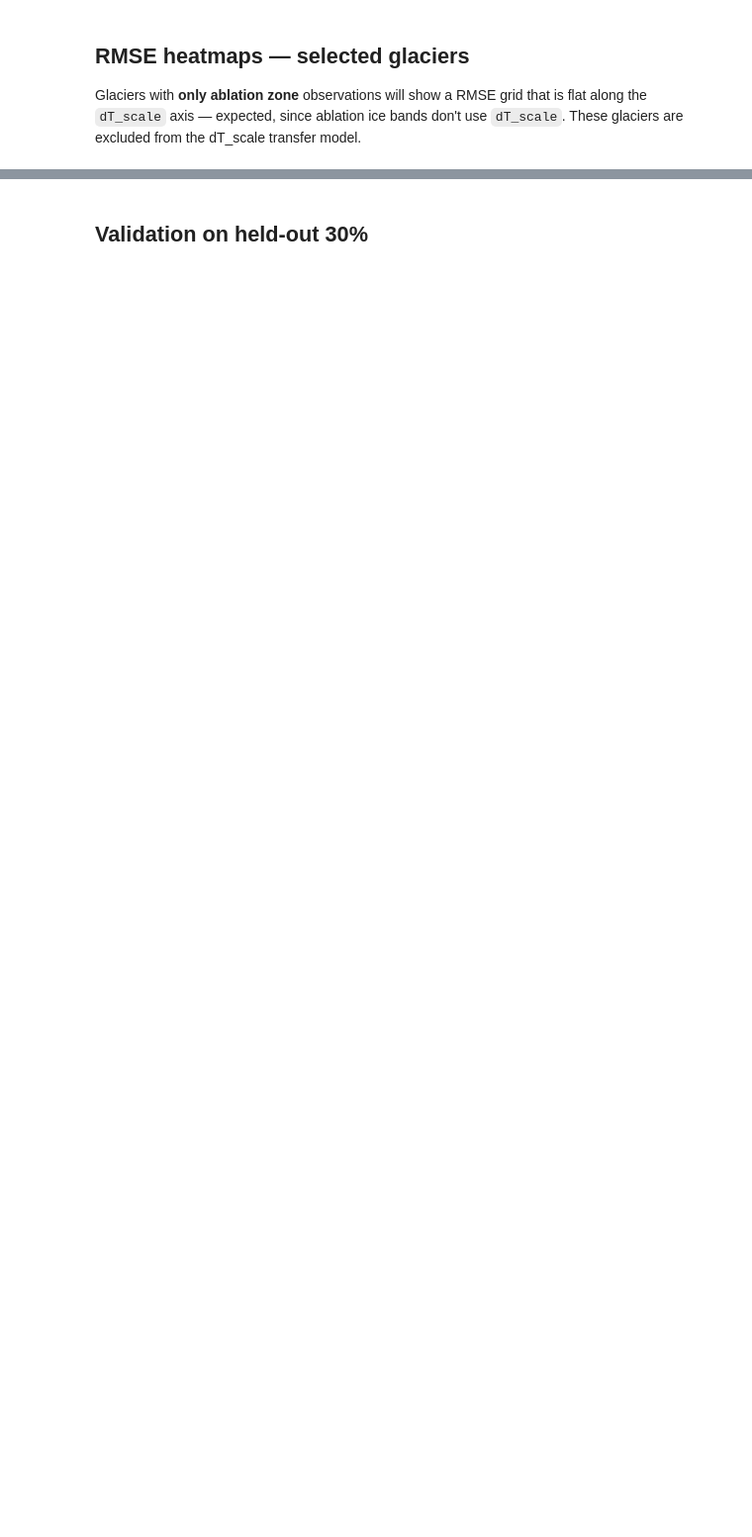
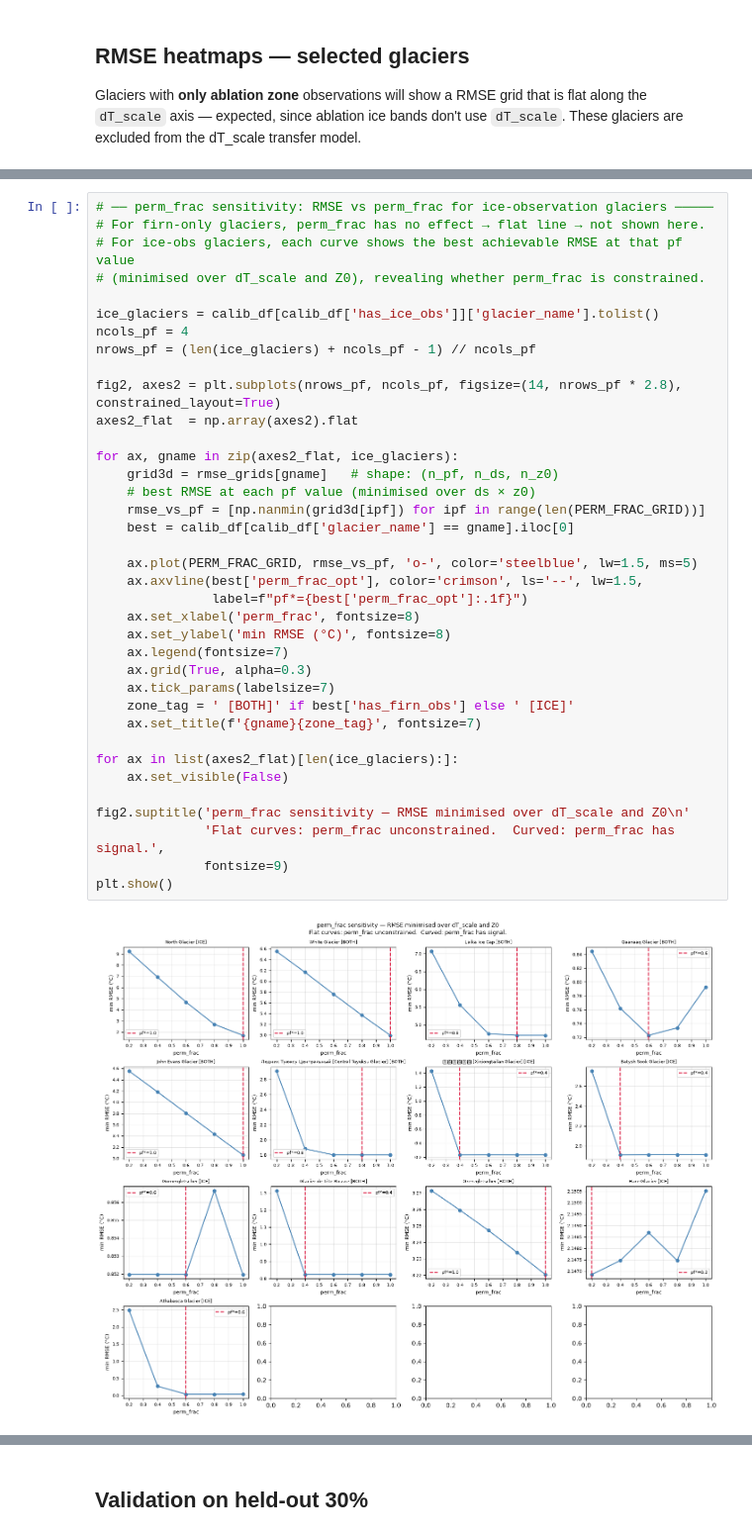
Before and after one commit to sdrocer/glogemflow_icetemp, a Jupyter notebook: notebooks/05_firnicetemp_calibration.ipynb, the cells around one changed output, grey strips where cells are left out. Shown at 99% size. Saved outputs shown, nothing was run; the diff lists cells and outputs as text; blank space fills up the shorter version.

```diff
--- a/notebooks/05_firnicetemp_calibration.ipynb
+++ b/notebooks/05_firnicetemp_calibration.ipynb
@@ -333,3 +434,42 @@ print('Saved fig_firnice_05_rmse_curves.pdf')
+# %%
+# ── perm_frac sensitivity: RMSE vs perm_frac for ice-observation glaciers ─────
+# For firn-only glaciers, perm_frac has no effect → flat line → not shown here.
+# For ice-obs glaciers, each curve shows the best achievable RMSE at that pf value
+# (minimised over dT_scale and Z0), revealing whether perm_frac is constrained.
+
+ice_glaciers = calib_df[calib_df['has_ice_obs']]['glacier_name'].tolist()
+ncols_pf = 4
+nrows_pf = (len(ice_glaciers) + ncols_pf - 1) // ncols_pf
+
+fig2, axes2 = plt.subplots(nrows_pf, ncols_pf, figsize=(14, nrows_pf * 2.8), constrained_layout=True)
+axes2_flat  = np.array(axes2).flat
+
+for ax, gname in zip(axes2_flat, ice_glaciers):
+    grid3d = rmse_grids[gname]   # shape: (n_pf, n_ds, n_z0)
+    # best RMSE at each pf value (minimised over ds × z0)
+    rmse_vs_pf = [np.nanmin(grid3d[ipf]) for ipf in range(len(PERM_FRAC_GRID))]
+    best = calib_df[calib_df['glacier_name'] == gname].iloc[0]
+
+    ax.plot(PERM_FRAC_GRID, rmse_vs_pf, 'o-', color='steelblue', lw=1.5, ms=5)
+    ax.axvline(best['perm_frac_opt'], color='crimson', ls='--', lw=1.5,
+               label=f"pf*={best['perm_frac_opt']:.1f}")
+    ax.set_xlabel('perm_frac', fontsize=8)
+    ax.set_ylabel('min RMSE (°C)', fontsize=8)
+    ax.legend(fontsize=7)
+    ax.grid(True, alpha=0.3)
+    ax.tick_params(labelsize=7)
+    zone_tag = ' [BOTH]' if best['has_firn_obs'] else ' [ICE]'
+    ax.set_title(f'{gname}{zone_tag}', fontsize=7)
+
+for ax in list(axes2_flat)[len(ice_glaciers):]:
+    ax.set_visible(False)
+
+fig2.suptitle('perm_frac sensitivity — RMSE minimised over dT_scale and Z0\n'
+              'Flat curves: perm_frac unconstrained.  Curved: perm_frac has signal.',
+              fontsize=9)
+plt.show()
+# %% [output]
+[figure, added]
 # %% [markdown]
 ## Transfer model
 
```
Also changed, not shown: parts of 17 cells of this notebook, 1 other file.
